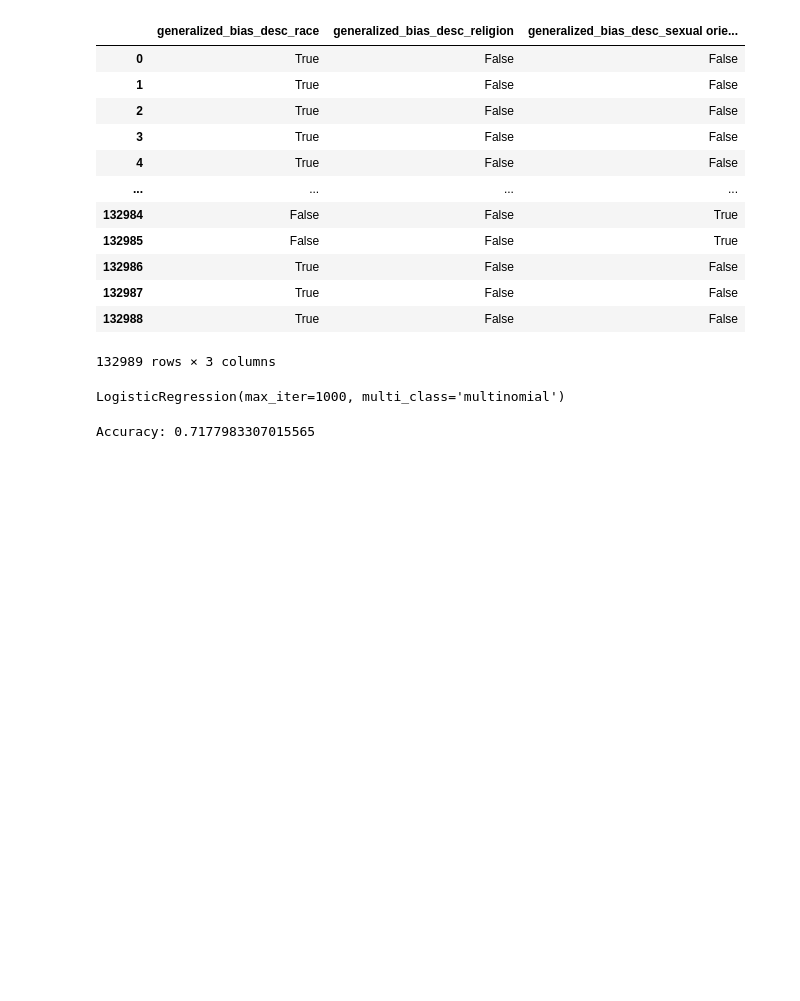
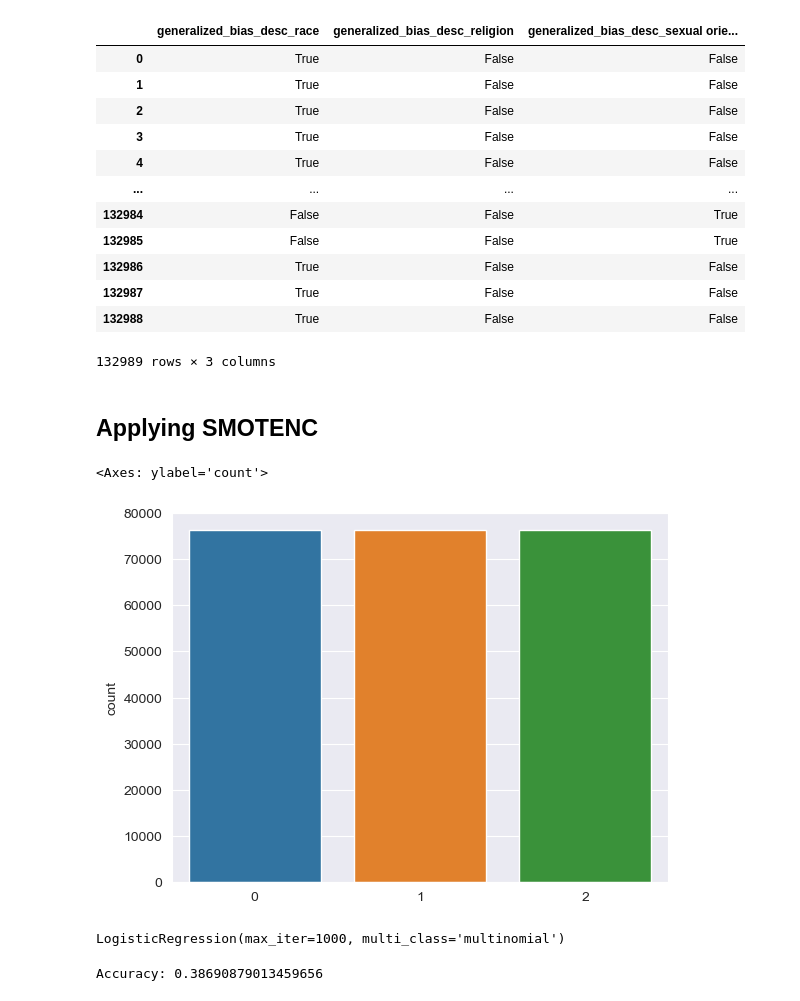
Before and after one commit to UWI-Zess/COMP6940-Project, a Jupyter notebook: models/logit_regression_model.ipynb, the cells around one changed output. Cells and saved outputs as stored; diff of their text form; code cells hidden in the pictures; blank space fills up the shorter version.

```diff
--- a/models/logit_regression_model.ipynb
+++ b/models/logit_regression_model.ipynb
@@ -34,5 +77,5 @@ for var in cat_vars:
 # %%
-Y_cat_list = pd.get_dummies(Y, prefix="generalized_bias_desc")
-Y = pd.concat([Y, Y_cat_list], axis=1)
-Y.drop("generalized_bias_desc", axis=1, inplace=True)
+Y_cat_list = pd.get_dummies(Y_logit, prefix="generalized_bias_desc")
+Y_logit = pd.concat([Y_logit, Y_cat_list], axis=1)
+Y_logit.drop("generalized_bias_desc", axis=1, inplace=True)
 # %%
@@ -80,2 +113,34 @@ X_train, X_test, Y_train, Y_test = train_test_split(X, Y_labels, test_size=0.2,
+# %% [markdown]
+## Applying SMOTENC
+# %%
+# Split the data into train and test sets
+X_train_logit, X_test_logit, Y_train_logit, Y_test_logit = train_test_split(X_logit, Y_logit, test_size=0.2, random_state=69)
+# %%
+X_train_logit = np.array(X_train_logit)
+Y_train_logit = np.array(Y_train_logit)
+
+X_test_logit = np.array(X_test_logit)
+Y_test_logit = np.array(Y_test_logit)
+# %%
+cat_indices = [0, 1, 2]
+
+# Apply SMOTENC directly
+smote_nc = SMOTENC(categorical_features=cat_indices, random_state=69)
+
+smote = SMOTE(random_state=69)
+
+X_train_resampled, Y_train_resampled = smote_nc.fit_resample(X_train_logit, Y_train_logit)
+# %%
+# Flatten the resampled target labels array
+Y_train_resampled_flat = Y_train_resampled.argmax(axis=1)
+
+# Convert the flattened array to a pandas Series
+Y_train_resampled_series = pd.Series(Y_train_resampled_flat)
+
+# Plot the distribution
+sns.countplot(x=Y_train_resampled_series)
+# %% [output]
+<Axes: ylabel='count'>
+[figure, added]
 # %%
 model = LogisticRegression(multi_class="multinomial", solver='lbfgs', max_iter=1000)
@@ -83,9 +149,10 @@ model.fit(X_train, Y_train)
 # %% [output]
 LogisticRegression(max_iter=1000, multi_class='multinomial')
-# %%
-Y_pred = model.predict(X_test)
-
-accuracy = accuracy_score(Y_test, Y_pred)
-print("Accuracy:", accuracy)
-# %% [output]
-Accuracy: 0.7177983307015565
+# %%
+Y_test_logit_flat = Y_test_logit.argmax(axis=1)
+Y_pred_logit = model.predict(X_test_logit)
+
+accuracy = accuracy_score(Y_pred_logit, Y_test_logit_flat)
+print("Accuracy:", accuracy)
+# %% [output]
+Accuracy: 0.38690879013459656
```
Also changed, not shown: parts of 14 cells of this notebook.
